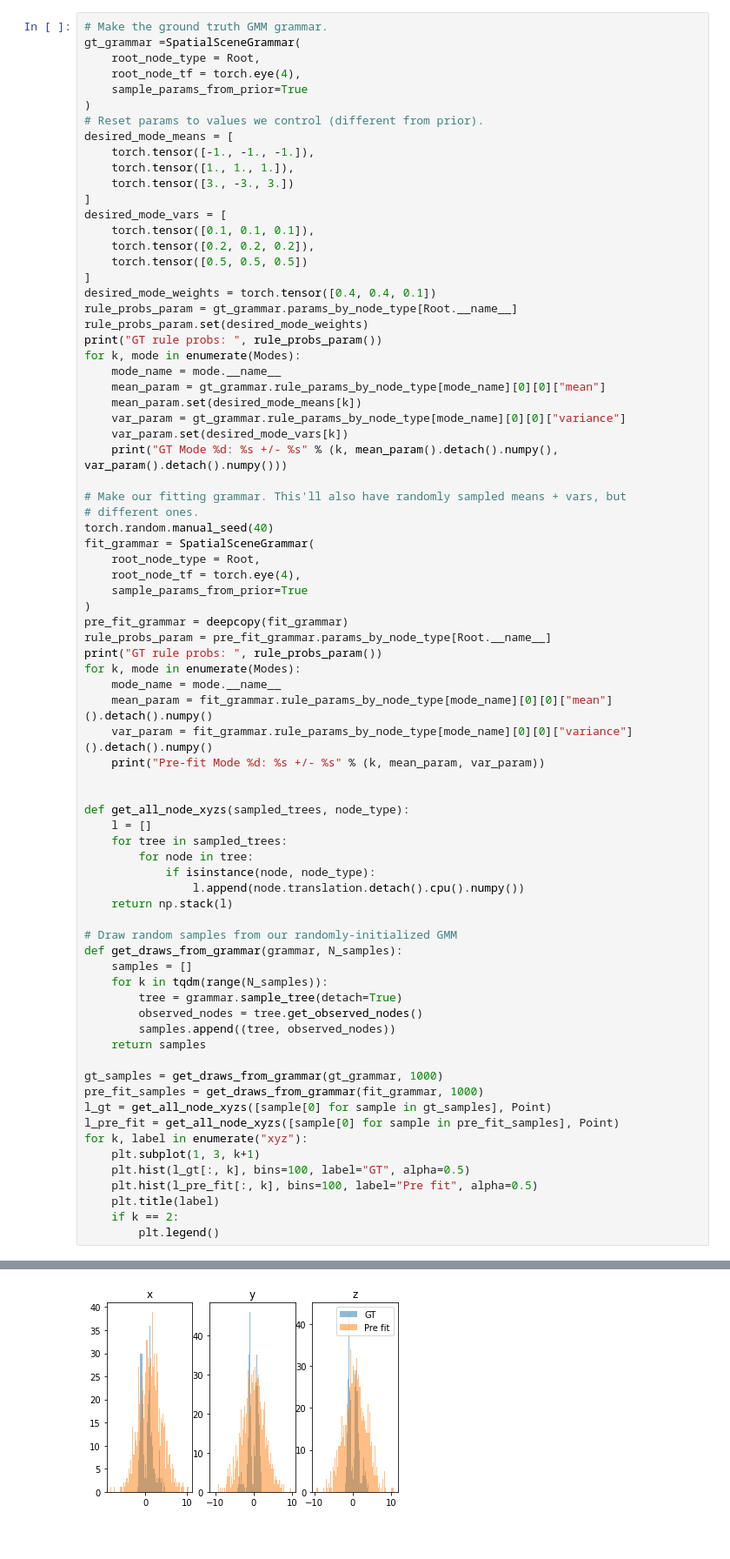
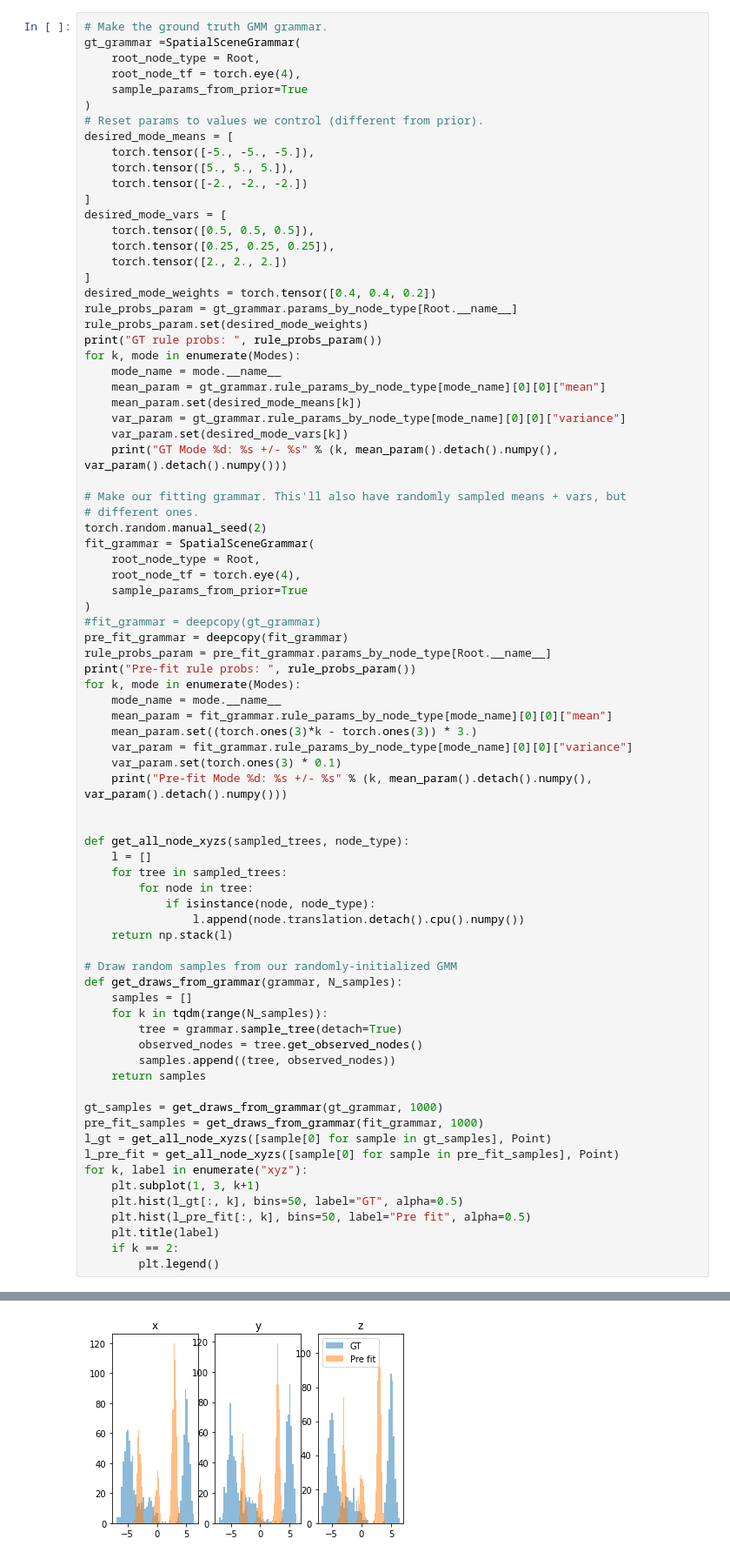
Before and after one commit to gizatt/spatial_scene_grammars, a Jupyter notebook: spatial_scene_grammars_examples/gmm/demo_gmm_fitting_vs_em.ipynb, the cells around one changed output, grey strips where cells are left out. Shown at 87% size. Cells and saved outputs as stored; diff of their text form.

```diff
--- a/spatial_scene_grammars_examples/gmm/demo_gmm_fitting_vs_em.ipynb
+++ b/spatial_scene_grammars_examples/gmm/demo_gmm_fitting_vs_em.ipynb
@@ -33,16 +30,16 @@ gt_grammar =SpatialSceneGrammar(
 )
 # Reset params to values we control (different from prior).
 desired_mode_means = [
-    torch.tensor([-1., -1., -1.]),
-    torch.tensor([1., 1., 1.]),
-    torch.tensor([3., -3., 3.])
+    torch.tensor([-5., -5., -5.]),
+    torch.tensor([5., 5., 5.]),
+    torch.tensor([-2., -2., -2.])
 ]
 desired_mode_vars = [
-    torch.tensor([0.1, 0.1, 0.1]),
-    torch.tensor([0.2, 0.2, 0.2]),
-    torch.tensor([0.5, 0.5, 0.5])
+    torch.tensor([0.5, 0.5, 0.5]),
+    torch.tensor([0.25, 0.25, 0.25]),
+    torch.tensor([2., 2., 2.])
 ]
-desired_mode_weights = torch.tensor([0.4, 0.4, 0.1])
+desired_mode_weights = torch.tensor([0.4, 0.4, 0.2])
 rule_probs_param = gt_grammar.params_by_node_type[Root.__name__]
 rule_probs_param.set(desired_mode_weights)
 print("GT rule probs: ", rule_probs_param())
@@ -56,20 +53,23 @@ for k, mode in enumerate(Modes):
 
 # Make our fitting grammar. This'll also have randomly sampled means + vars, but
 # different ones.
-torch.random.manual_seed(40)
+torch.random.manual_seed(2)
 fit_grammar = SpatialSceneGrammar(
     root_node_type = Root,
     root_node_tf = torch.eye(4),
     sample_params_from_prior=True
 )
+#fit_grammar = deepcopy(gt_grammar)
 pre_fit_grammar = deepcopy(fit_grammar)
 rule_probs_param = pre_fit_grammar.params_by_node_type[Root.__name__]
-print("GT rule probs: ", rule_probs_param())
+print("Pre-fit rule probs: ", rule_probs_param())
 for k, mode in enumerate(Modes):
     mode_name = mode.__name__
-    mean_param = fit_grammar.rule_params_by_node_type[mode_name][0][0]["mean"]().detach().numpy()
-    var_param = fit_grammar.rule_params_by_node_type[mode_name][0][0]["variance"]().detach().numpy()
-    print("Pre-fit Mode %d: %s +/- %s" % (k, mean_param, var_param))
+    mean_param = fit_grammar.rule_params_by_node_type[mode_name][0][0]["mean"]
+    mean_param.set((torch.ones(3)*k - torch.ones(3)) * 3.)
+    var_param = fit_grammar.rule_params_by_node_type[mode_name][0][0]["variance"]
+    var_param.set(torch.ones(3) * 0.1)
+    print("Pre-fit Mode %d: %s +/- %s" % (k, mean_param().detach().numpy(), var_param().detach().numpy()))
 
 
 def get_all_node_xyzs(sampled_trees, node_type):
@@ -95,8 +95,8 @@ l_gt = get_all_node_xyzs([sample[0] for sample in gt_samples], Point)
 l_pre_fit = get_all_node_xyzs([sample[0] for sample in pre_fit_samples], Point)
 for k, label in enumerate("xyz"):
     plt.subplot(1, 3, k+1)
-    plt.hist(l_gt[:, k], bins=100, label="GT", alpha=0.5)
-    plt.hist(l_pre_fit[:, k], bins=100, label="Pre fit", alpha=0.5)
+    plt.hist(l_gt[:, k], bins=50, label="GT", alpha=0.5)
+    plt.hist(l_pre_fit[:, k], bins=50, label="Pre fit", alpha=0.5)
     plt.title(label)
     if k == 2:
         plt.legend()
@@ -112 +112 @@ Pre-fit Mode 2: [ 0.93853496 -1.73393131 -0.781713  ] +/- [4.22886668 9.62792173
-[figure, old version]
+[figure, new version]
```
Also changed, not shown: parts of 7 cells of this notebook, 1 other file.
